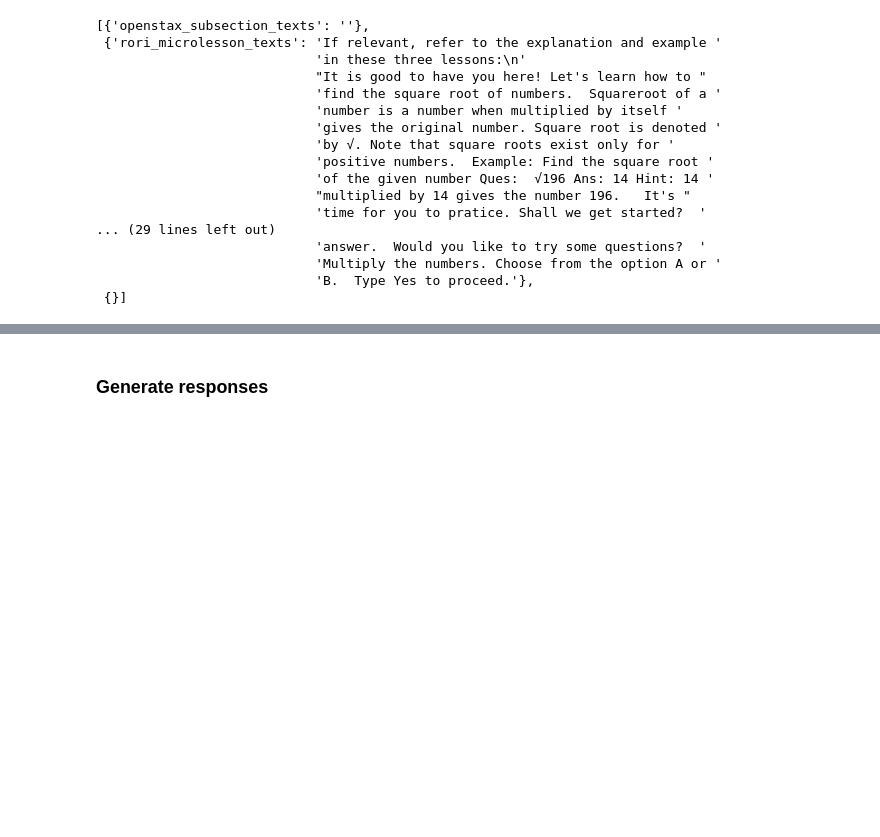
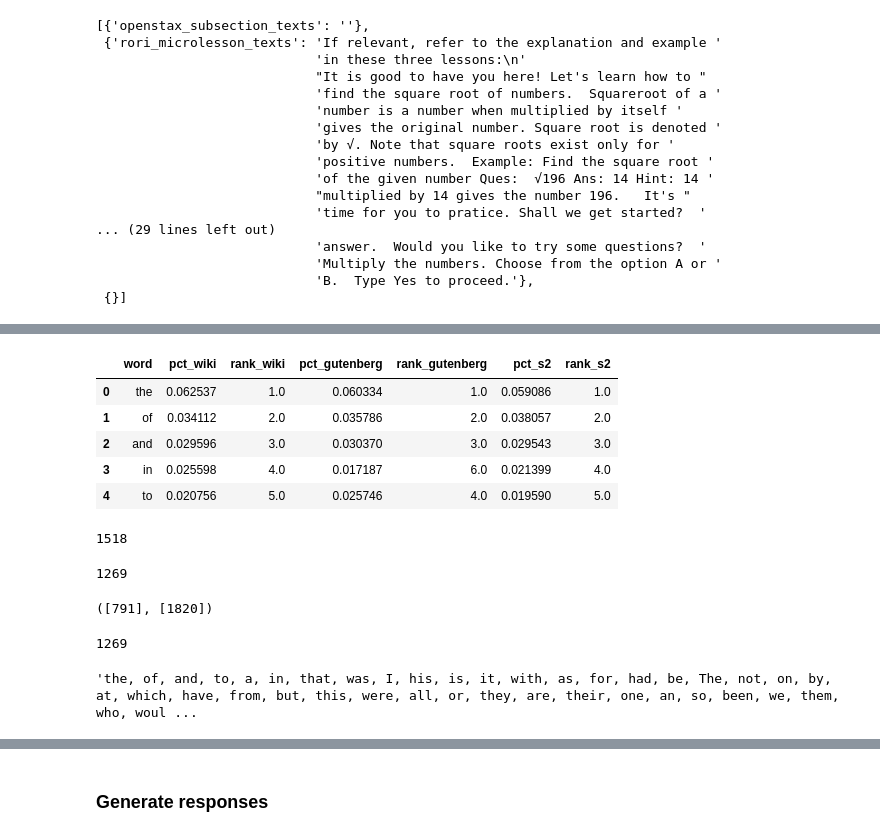
Before and after one commit to DigitalHarborFoundation/llm-math-education, a Jupyter notebook: notebook/EvaluateRetrievalImpact.ipynb, the cells around one changed output, grey strips where cells are left out. Cells and saved outputs as stored; diff of their text form; code cells hidden in the pictures; blank space fills up the shorter version.

```diff
--- a/notebook/EvaluateRetrievalImpact.ipynb
+++ b/notebook/EvaluateRetrievalImpact.ipynb
@@ -452,0 +553,43 @@ pprint(prompt_manager.recent_slot_fill_dict)
+# %%
+stopword_df = pd.read_csv(data_dir / "derived" / "dolma_most_frequent_words.csv")
+stopword_df.head(5)
+# %% [output]
+|  | word | pct_wiki | rank_wiki | pct_gutenberg | rank_gutenberg | pct_s2 | rank_s2 |
+| 0 | the | 0.062537 | 1.0 | 0.060334 | 1.0 | 0.059086 | 1.0 |
+| 1 | of | 0.034112 | 2.0 | 0.035786 | 2.0 | 0.038057 | 2.0 |
+| 2 | and | 0.029596 | 3.0 | 0.030370 | 3.0 | 0.029543 | 3.0 |
+| 3 | in | 0.025598 | 4.0 | 0.017187 | 6.0 | 0.021399 | 4.0 |
+| 4 | to | 0.020756 | 5.0 | 0.025746 | 4.0 | 0.019590 | 5.0 |
+# %%
+n = 10000
+sdf = stopword_df[(stopword_df.rank_wiki <= n) & (stopword_df.rank_gutenberg <= n) & (stopword_df.rank_s2 <= n)]
+n = 1000
+sdf = sdf[(sdf.rank_wiki <= n) | (sdf.rank_gutenberg <= n) | (sdf.rank_s2 <= n)].copy()
+len(sdf)
+# %% [output]
+1518
+# %%
+tokenizer = tiktoken.encoding_for_model("gpt-3.5-turbo")
+sdf["token_counts"] = [len(tokenizer.encode(row.word)) for row in sdf.itertuples()]
+# sdf[sdf.token_counts > 1]
+(sdf.token_counts == 1).sum()
+# %% [output]
+1269
+# %%
+# a reminder: tokens are case-sensitive!
+tokenizer.encode("The"), tokenizer.encode("the")
+# %% [output]
+([791], [1820])
+# %%
+sdf = sdf[sdf.token_counts == 1].copy()
+len(sdf)
+# %% [output]
+1269
+# %%
+", ".join(
+    sdf[(sdf.rank_gutenberg <= 1000) & (sdf.rank_s2 <= 1000) & (sdf.rank_wiki <= 1000)]
+    .sort_values(by="rank_gutenberg")
+    .word
+)
+# %% [output]
+'the, of, and, to, a, in, that, was, I, his, is, it, with, as, for, had, be, The, not, on, by, at, which, have, from, but, this, were, all, or, they, are, their, one, an, so, been, we, them, who, woul ...
```
Also changed, not shown: parts of 17 cells of this notebook, 7 other files.
